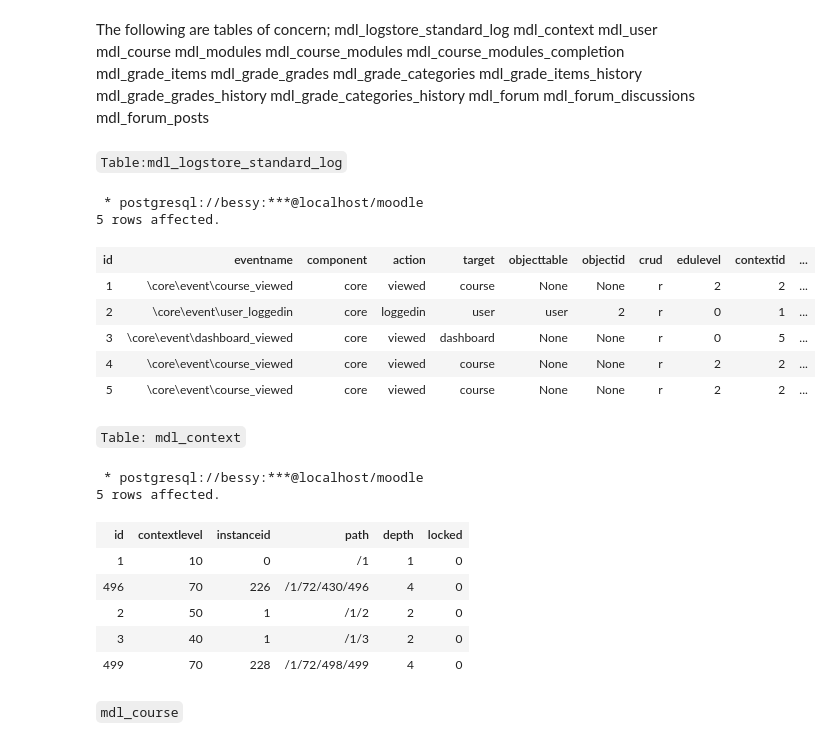
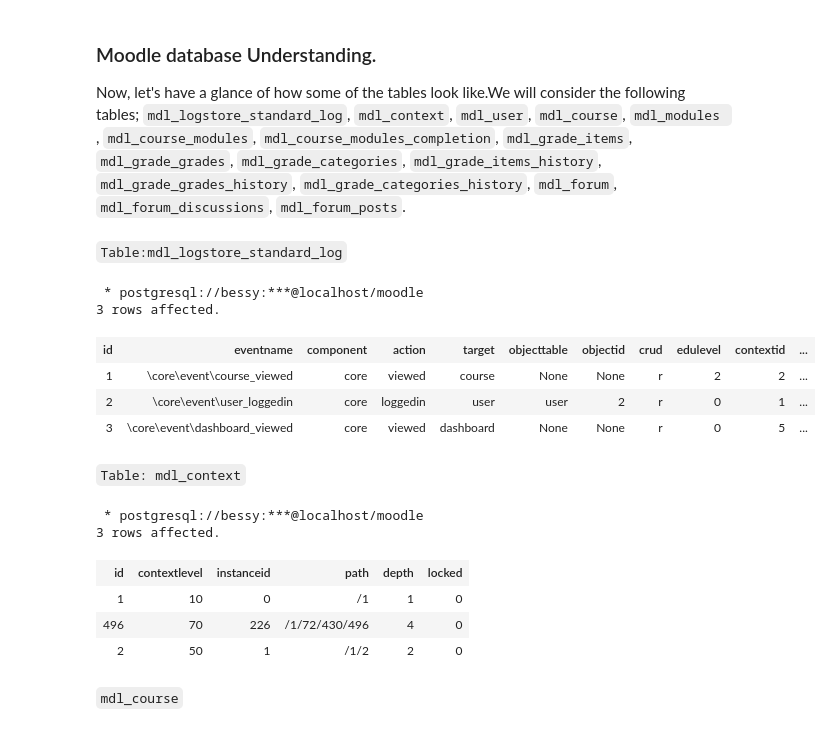
Before and after one commit to Bessy-Mukaria/Educational-Data-Log-Analysis, a Jupyter notebook: notebooks/Educational-Data-Log-Analysis.ipynb, the cells around one changed output. Cells and saved outputs as stored; diff of their text form; code cells hidden in the pictures.

```diff
--- a/notebooks/Educational-Data-Log-Analysis.ipynb
+++ b/notebooks/Educational-Data-Log-Analysis.ipynb
@@ -15,51 +37,48 @@ from sqlalchemy import create_engine
 #sqlalchemy
 engine = create_engine('postgresql://bessy:Streetdance53@localhost/moodle')
 # %% [markdown]
-The following are tables of concern;
-mdl_logstore_standard_log
-mdl_context
-mdl_user
-mdl_course
-mdl_modules
-mdl_course_modules
-mdl_course_modules_completion
-mdl_grade_items
-mdl_grade_grades
-mdl_grade_categories
-mdl_grade_items_history
-mdl_grade_grades_history
-mdl_grade_categories_history
-mdl_forum
-mdl_forum_discussions
-mdl_forum_posts
+### Moodle database Understanding.
+Now, let's have a glance of how some of the tables look like.We will consider the following tables;
+`mdl_logstore_standard_log`,
+`mdl_context`,
+`mdl_user`,
+`mdl_course`,
+`mdl_modules `,
+`mdl_course_modules`,
+`mdl_course_modules_completion`,
+`mdl_grade_items`,
+`mdl_grade_grades`,
+`mdl_grade_categories`,
+`mdl_grade_items_history`,
+`mdl_grade_grades_history`,
+`mdl_grade_categories_history`,
+`mdl_forum`,
+`mdl_forum_discussions`,
+`mdl_forum_posts`.
 # %% [markdown]
 `Table:mdl_logstore_standard_log`
 # %%
 %%sql
-SELECT *FROM mdl_logstore_standard_log LIMIT 5;
+SELECT *FROM mdl_logstore_standard_log LIMIT 3;
 # %% [output]
  * postgresql://bessy:***@localhost/moodle
-5 rows affected.
+3 rows affected.
 | id | eventname | component | action | target | objecttable | objectid | crud | edulevel | contextid | ... |
 | 1 | \core\event\course_viewed | core | viewed | course | None | None | r | 2 | 2 | ... |
 | 2 | \core\event\user_loggedin | core | loggedin | user | user | 2 | r | 0 | 1 | ... |
 | 3 | \core\event\dashboard_viewed | core | viewed | dashboard | None | None | r | 0 | 5 | ... |
-| 4 | \core\event\course_viewed | core | viewed | course | None | None | r | 2 | 2 | ... |
-| 5 | \core\event\course_viewed | core | viewed | course | None | None | r | 2 | 2 | ... |
 # %% [markdown]
 `Table: mdl_context`
 # %%
 %%sql
-SELECT * FROM mdl_context LIMIT 5;
+SELECT * FROM mdl_context LIMIT 3;
 # %% [output]
  * postgresql://bessy:***@localhost/moodle
-5 rows affected.
+3 rows affected.
 | id | contextlevel | instanceid | path | depth | locked |
 | 1 | 10 | 0 | /1 | 1 | 0 |
 | 496 | 70 | 226 | /1/72/430/496 | 4 | 0 |
 | 2 | 50 | 1 | /1/2 | 2 | 0 |
-| 3 | 40 | 1 | /1/3 | 2 | 0 |
-| 499 | 70 | 228 | /1/72/498/499 | 4 | 0 |
 # %% [markdown]
 `mdl_course`
 # %%
```
Also changed, not shown: parts of 69 cells of this notebook.
